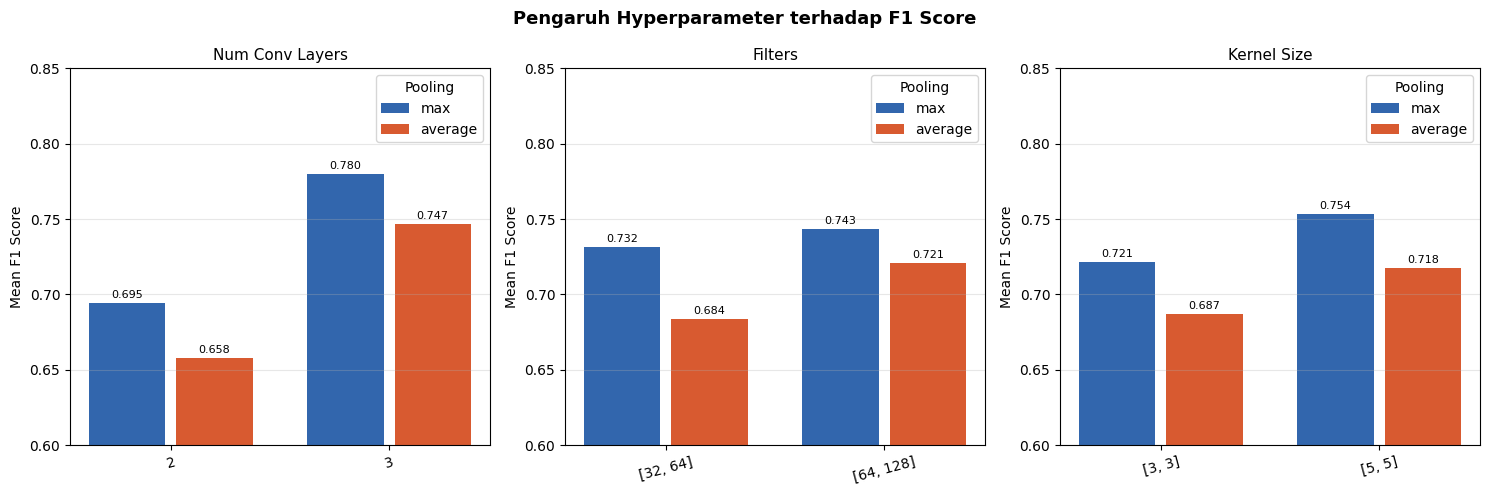
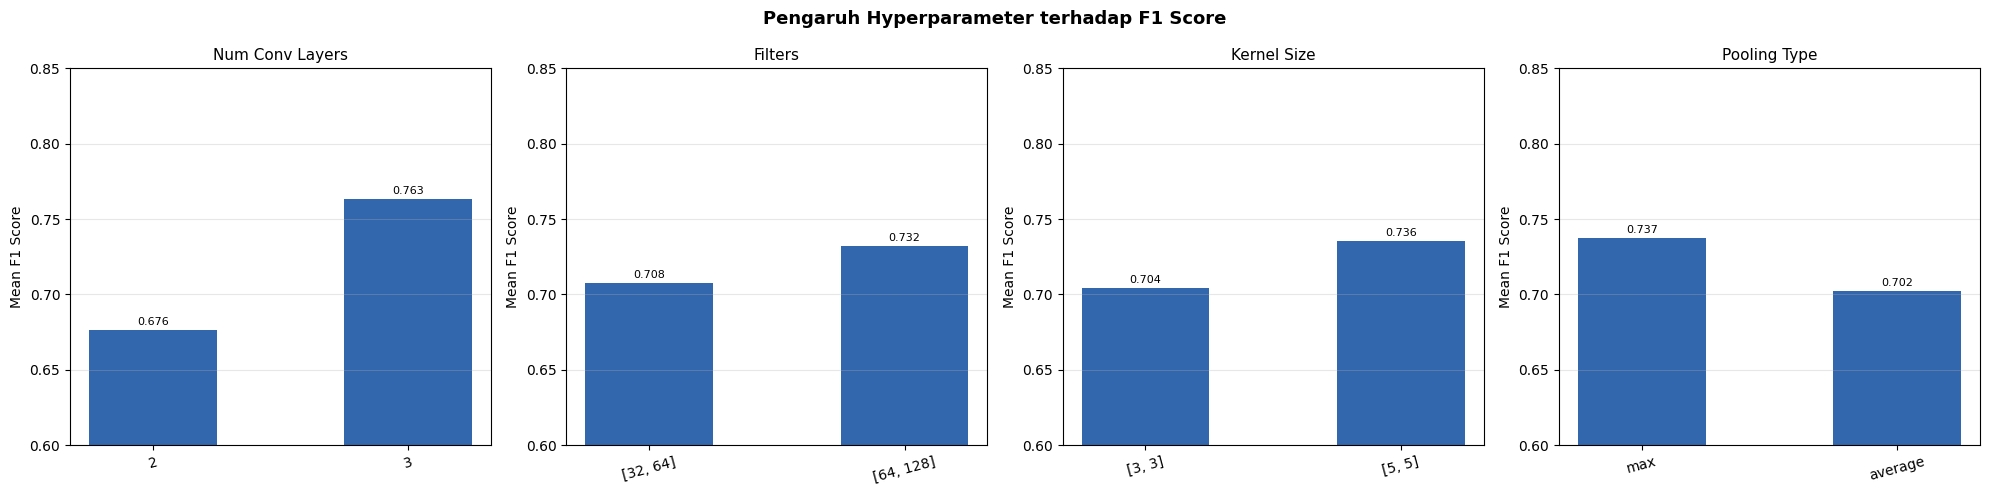
Code edit (unified diff) that turned the first committed figure into the second:
--- before
+++ after
@@ -1,4 +1,7 @@
-fig, axes = plt.subplots(1, 3, figsize=(15, 5))
+fig, axes = plt.subplots(1, 4, figsize=(20, 5))
 fig.suptitle('Pengaruh Hyperparameter terhadap F1 Score', fontsize=13, fontweight='bold')
+
+df['filters_str'] = df['filters'].astype(str)
+df['kernel_str']  = df['kernel_size'].astype(str)
 
 hparams = [
@@ -6,12 +9,6 @@
     ('filters_str',     'Filters'),
     ('kernel_str',      'Kernel Size'),
+    ('pooling_type',    'Pooling Type'),
 ]
-
-df['filters_str'] = df['filters'].astype(str)
-df['kernel_str']  = df['kernel_size'].astype(str)
-
-pooling_types = df['pooling_type'].unique()
-x_offset = np.array([-0.2, 0.2])
-colors = {'max': '#3266ad', 'average': '#d85a30'}
 
 for ax, (col, title) in zip(axes, hparams):
@@ -19,14 +16,9 @@
     x = np.arange(len(categories))
 
-    for i, pooling in enumerate(pooling_types):
-        means = (df[df['pooling_type'] == pooling]
-                   .groupby(col)['f1_macro']
-                   .mean()
-                   .reindex(categories))
-        bars = ax.bar(x + x_offset[i], means, width=0.35,
-                      label=pooling, color=colors[pooling], edgecolor='none')
-        for bar, val in zip(bars, means):
-            ax.text(bar.get_x() + bar.get_width()/2, bar.get_height() + 0.002,
-                    f'{val:.3f}', ha='center', va='bottom', fontsize=8)
+    means = df.groupby(col)['f1_macro'].mean().reindex(categories)
+    bars = ax.bar(x, means, width=0.5, color='#3266ad', edgecolor='none')
+    for bar, val in zip(bars, means):
+        ax.text(bar.get_x() + bar.get_width()/2, bar.get_height() + 0.002,
+                f'{val:.3f}', ha='center', va='bottom', fontsize=8)
 
     ax.set_xticks(x)
@@ -35,5 +27,4 @@
     ax.set_ylabel('Mean F1 Score')
     ax.set_ylim(0.6, 0.85)
-    ax.legend(title='Pooling')
     ax.grid(axis='y', alpha=0.3)
 

Commit: feat: perbandingan poolinh type